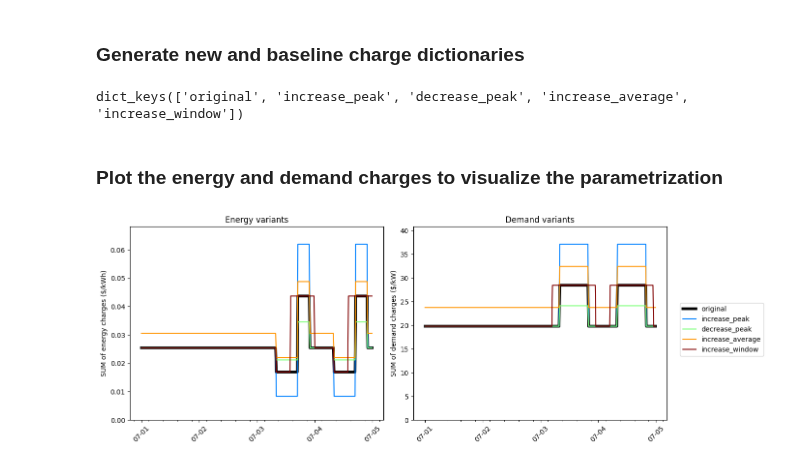
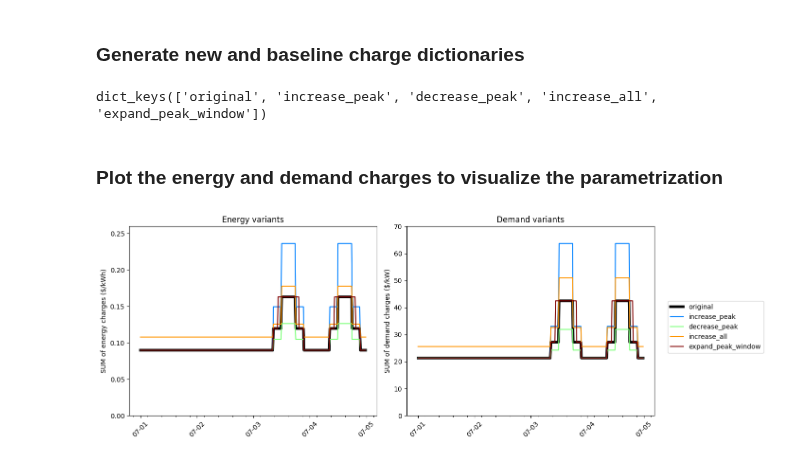
Before and after one commit to we3lab/eeco, a Jupyter notebook: examples/example_parametrize_charges.ipynb, the cells around one changed output. Saved outputs shown, nothing was run; the diff lists cells and outputs as text; code cells hidden in the pictures.

```diff
--- a/examples/example_parametrize_charges.ipynb
+++ b/examples/example_parametrize_charges.ipynb
@@ -9,6 +12,6 @@ import electric_emission_cost.costs as costs
 # %% [markdown]
 #### Import a tariff .csv file
 # %%
-path_to_tariffsheet = "../electric_emission_cost/data/tariff.csv"
-# path_to_tariffsheet = "../electric_emission_cost/tests/data/input/billing_pge.csv"
+# path_to_tariffsheet = "../electric_emission_cost/data/tariff.csv"
+path_to_tariffsheet = "../electric_emission_cost/tests/data/input/billing_pge.csv"
 rate_df = pd.read_csv(path_to_tariffsheet, sep=",")
@@ -58,14 +66,19 @@ end_dt = pd.Timestamp('2023-07-05')
 # %% [markdown]
 ### Generate new and baseline charge dictionaries
 # %%
-# original tariff dict
+# Baseline tariff dict
 base_tariff_dict = costs.get_charge_dict(start_dt=start_dt, end_dt=end_dt, rate_data=rate_df)
-# list of new tariff dicts for each variant
-new_tariff_dicts = costs.parametrize_charge_dict(start_dt=start_dt, end_dt=end_dt, rate_data=rate_df, variants=variants, find_avg_by='frequency')
-# print to verify new tariffs
+
+# Parametrized variants
+new_tariff_dicts = costs.parametrize_charge_dict(
+    start_dt=start_dt,
+    end_dt=end_dt,
+    rate_data=rate_df,
+    variants=variants
+)
 print(new_tariff_dicts.keys())
 # %% [output]
-dict_keys(['original', 'increase_peak', 'decrease_peak', 'increase_average', 'increase_window'])
+dict_keys(['original', 'increase_peak', 'decrease_peak', 'increase_all', 'expand_peak_window'])
 # %% [markdown]
 ### Plot the energy and demand charges to visualize the parametrization
 # %%
@@ -73,53 +86,59 @@ dict_keys(['original', 'increase_peak', 'decrease_peak', 'increase_average', 'in
 import matplotlib.pyplot as plt
 import matplotlib.dates as mdates
 # %%
-# Plot the energy costs and demand charges for each new charge dict
 fig, (ax1, ax2) = plt.subplots(1, 2, figsize=(12, 5))
 colors = plt.cm.jet(np.linspace(0, 1, len(new_tariff_dicts)))
 colors[0] = (0, 0, 0, 1)
 
-max_demand_charge = 0 # for y limits
+max_demand_charge = 0
 max_energy_charge = 0
 
 # Create time index
 time_index = pd.date_range(start=start_dt, end=end_dt - pd.Timedelta(minutes=15), freq='15min')
 
 for (variant_key, tariff_dict), color in zip(new_tariff_dicts.items(), colors):
-    sum_energy_array = np.zeros(len(list(tariff_dict.values())[1]))
-    sum_demand_array = np.zeros(len(list(tariff_dict.values())[1]))
+    # Initialize arrays with the correct length
+    sum_energy_array = np.zeros(len(time_index))
+    sum_demand_array = np.zeros(len(time_index))
 
     for charge_key, charge_array in tariff_dict.items():
-        if 'electric_energy' in charge_key:
-            sum_energy_array += charge_array
-        elif 'electric_demand' in charge_key:
-            sum_demand_array += charge_array
+        # Skip scalar values (like customer charges)
+        if not isinstance(charge_array, np.ndarray):
+            continue
+
+        # Only process arrays that match our time index length
+        if len(charge_array) == len(time_index):
+            if 'electric_energy' in charge_key:
+                sum_energy_array += charge_array
+            elif 'electric_demand' in charge_key:
+                sum_demand_array += charge_array
 
     if variant_key == 'original':
         ax1.plot(time_index, sum_energy_array, color=color, label=variant_key, linewidth=4)
         ax2.plot(time_index, sum_demand_array, color=color, linewidth=4)
     else:
         ax1.plot(time_index, sum_energy_array, color=color, label=variant_key)
         ax2.plot(time_index, sum_demand_array, color=color)
 
     max_demand_charge = max(max_demand_charge, sum_demand_array.max())
     max_energy_charge = max(max_energy_charge, sum_energy_array.max())
 
 # Format x-axis
 for ax in [ax1, ax2]:
     ax.xaxis.set_major_locator(mdates.DayLocator())
     ax.xaxis.set_major_formatter(mdates.DateFormatter('%m-%d'))
     ax.xaxis.set_minor_locator(mdates.HourLocator(interval=6))
     plt.setp(ax.xaxis.get_majorticklabels(), rotation=45)
 
 ax1.set_ylim(0.0, 1.1*max_energy_charge)
 ax2.set_ylim(0.0, 1.1*max_demand_charge)
 ax1.set_ylabel('SUM of energy charges ($/kWh)')
 ax2.set_ylabel('SUM of demand charges ($/kW)')
 ax1.set_title('Energy variants')
 ax2.set_title('Demand variants')
 
 fig.legend(bbox_to_anchor=(1.01, 0.5), loc='center left', borderaxespad=0.)
 plt.tight_layout()
-plt.tight_layout()
+plt.show()
 # %% [output]
-[figure, old version]
+[figure, new version]
```
Also changed, not shown: parts of 6 cells of this notebook, 2 other files.
